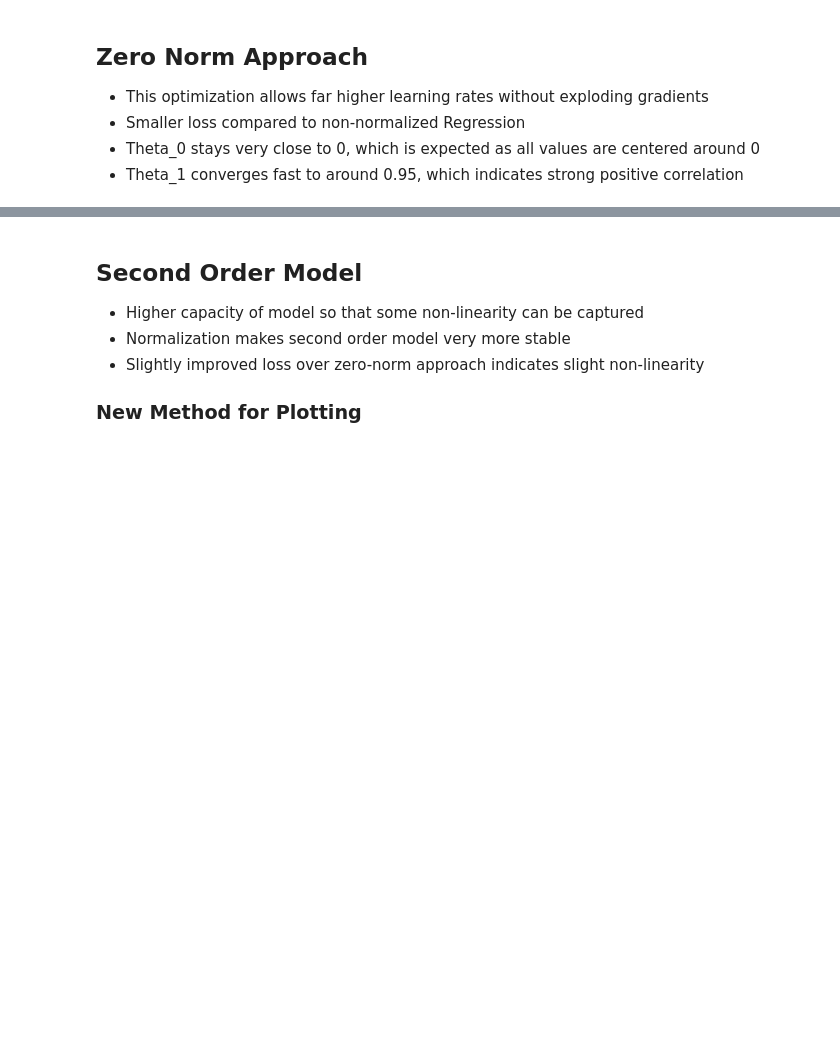
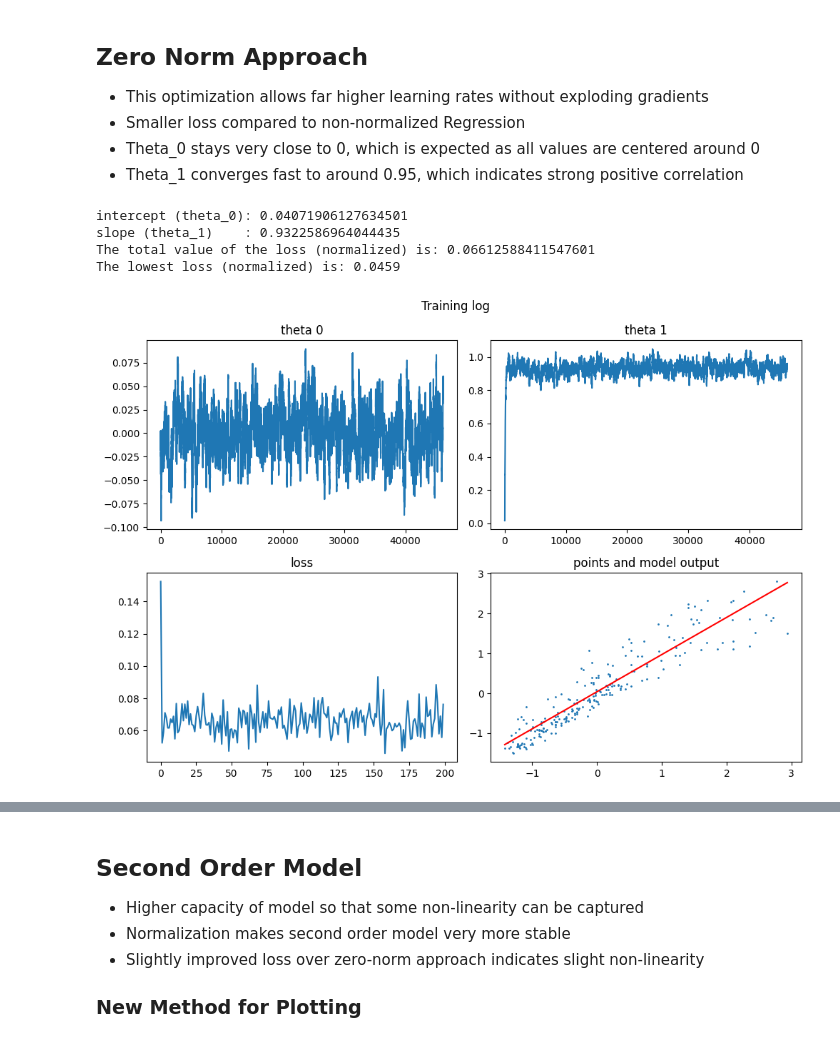
Before and after one commit to chrewbroccoli/delearn-mpw-2, a Jupyter notebook: student-input/cg-linear-regression-stud.ipynb, the cells around one changed output, grey strips where cells are left out. Cells and saved outputs as stored; diff of their text form; code cells hidden in the pictures; blank space fills up the shorter version.

```diff
--- a/student-input/cg-linear-regression-stud.ipynb
+++ b/student-input/cg-linear-regression-stud.ipynb
@@ -519,44 +519,45 @@ alpha = 0.01
 epochs = 200
 N = len(living_area_normalized)
 t0 = 0.0
 t1 = 0.0
 
 loss_evolution = []
 t0_evolution = []
 t1_evolution = []
 
 for epoch in range(epochs):
     n_steps = N
     epoch_loss = 0.0
     for step in range(n_steps):
         n = random.choice(range(0, N))
         cg.reset_values()
         cg.forward([living_area_normalized[n], t0, t1, rent_normalized[n]])
         cg.backward()
         t0 = t0 - alpha * theta_0.grad_v
         t1 = t1 - alpha * theta_1.grad_v
         epoch_loss += j.v
         t0_evolution.append(t0)
         t1_evolution.append(t1)
     loss_evolution.append(epoch_loss / n_steps)
 
 print("intercept (theta_0):", t0)
 print("slope (theta_1)    :", t1)
+
 y_hat = t0 + t1 * living_area_normalized
 J = mse_loss(y_hat, rent_normalized)
+lowest_loss = np.min(loss_evolution)
 
-# Convert loss to squared Swiss Francs (CHF^2)
-rent_variance = rent_price.std() ** 2
-J_chf2 = J * rent_variance
-lowest_loss_chf2 = np.min(loss_evolution) * rent_variance
-loss_evolution_chf2 = [loss * rent_variance for loss in loss_evolution]
+print("The total value of the loss (normalized) is:", J)
+print(f"The lowest loss (normalized) is: {lowest_loss:.4f}")
 
-print("The total value of the loss (normalized) is", J)
-print(f"The total value of the loss is: {J_chf2:.2f}")
-print(f"The lowest loss (CHF^2) is: {lowest_loss_chf2:.2f}")
-
-# Plot using the CHF^2 loss evolution
-plot_training_log(loss_evolution_chf2, t0_evolution, t1_evolution, living_area_normalized, rent_normalized)
+# Plot using the unitless loss evolution
+plot_training_log(loss_evolution, t0_evolution, t1_evolution, living_area_normalized, rent_normalized)
+# %% [output]
+intercept (theta_0): 0.04071906127634501
+slope (theta_1)    : 0.9322586964044435
+The total value of the loss (normalized) is: 0.06612588411547601
+The lowest loss (normalized) is: 0.0459
+[figure, added]
 # %%
 # Calculate the variance of the original rent prices
 rent_variance = dataset['rent_price'].std() ** 2
```
Also changed, not shown: parts of 8 cells of this notebook.
